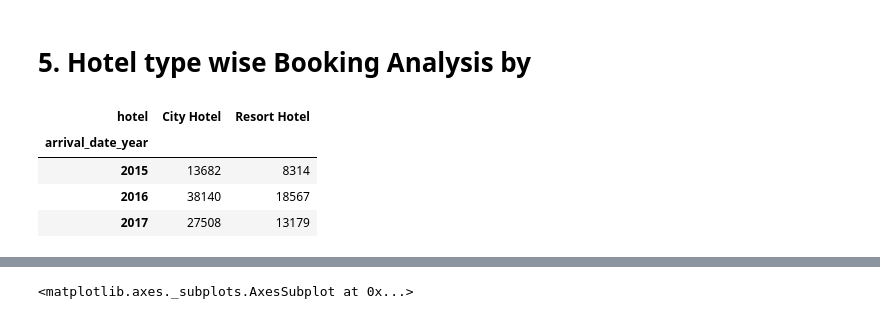
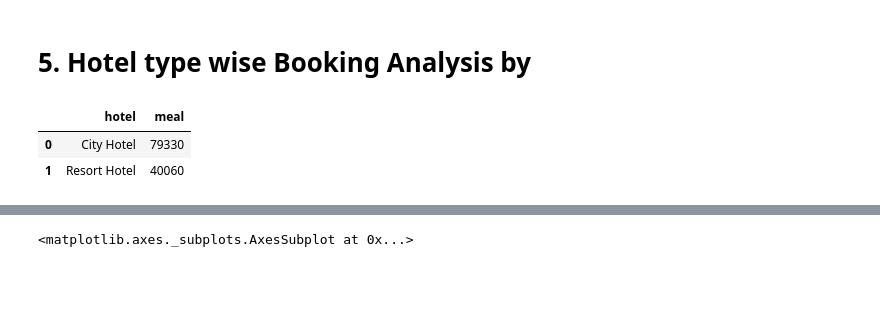
Before and after one commit to solankinitin1210/Capstone-Project-Hotel-Booking-Analysis, a Jupyter notebook: Capstone_Project_Hotel_Booking_Analysis_Capstone_Project.ipynb, the cells around one changed output, grey strips where cells are left out. Drawn from its saved outputs; the diff is of its cells as text; code cells hidden in the pictures; blank space fills up the shorter version.

```diff
--- a/Capstone_Project_Hotel_Booking_Analysis_Capstone_Project.ipynb
+++ b/Capstone_Project_Hotel_Booking_Analysis_Capstone_Project.ipynb
@@ -82,14 +82,10 @@ df['month_year'] = pd.to_datetime(df['Date']).dt.to_period('M')
 # %% [markdown]
 # **5. Hotel type wise Booking Analysis by**
 # %%
-#Get the table which display hotel type wise data for each year
-hotel_type_wise_analysis=df.groupby(['arrival_date_year','hotel'])['meal'].count().unstack()
+#Get the table which display total booking hotel type wise
+hotel_type_wise_analysis=df.groupby(['hotel'])['meal'].count().reset_index()
 hotel_type_wise_analysis
-
-x,y=hotel_type_wise_analysis['']
 # %% [output]
-| hotel | City Hotel | Resort Hotel |
-| arrival_date_year |  |  |
-| 2015 | 13682 | 8314 |
-| 2016 | 38140 | 18567 |
-| 2017 | 27508 | 13179 |
+|  | hotel | meal |
+| 0 | City Hotel | 79330 |
+| 1 | Resort Hotel | 40060 |
```
Also changed, not shown: parts of 13 cells of this notebook.
